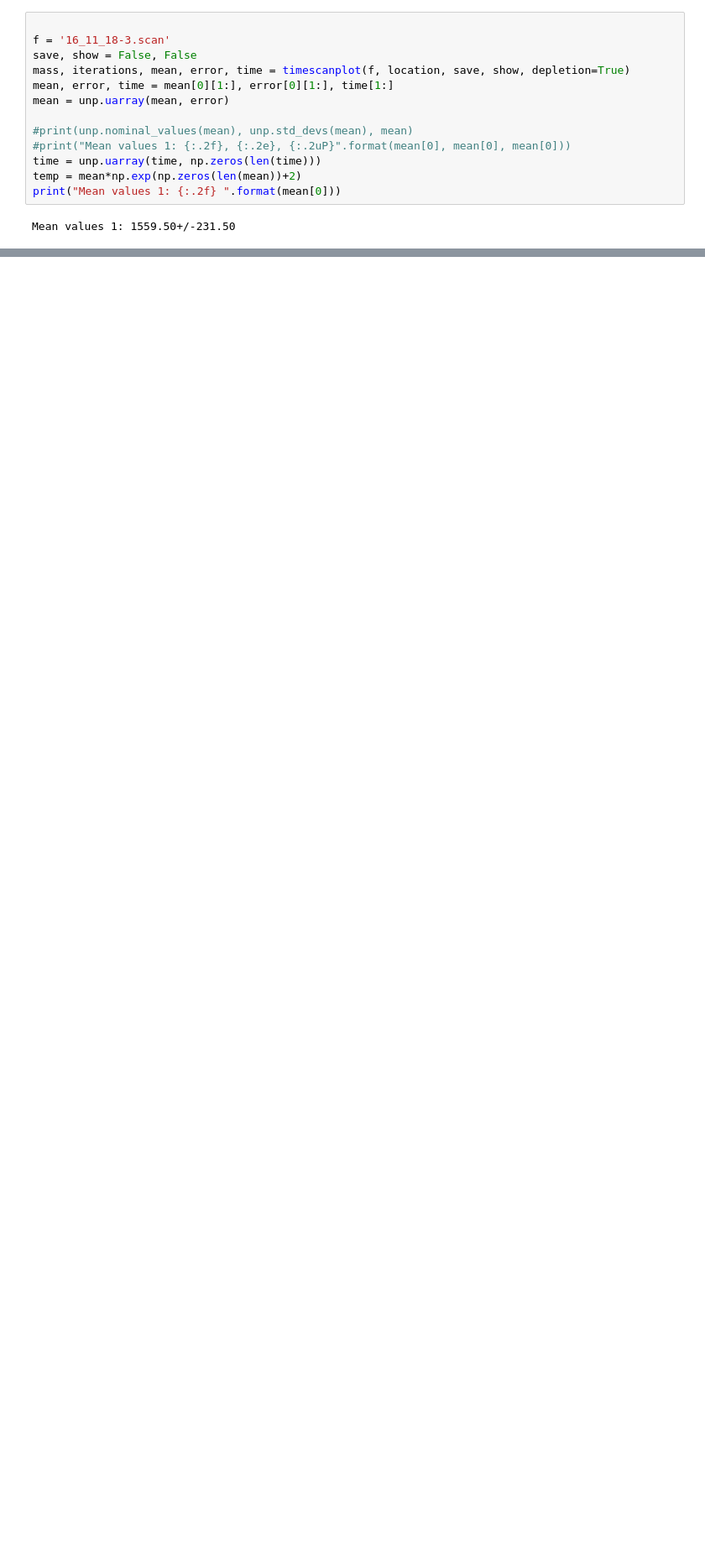
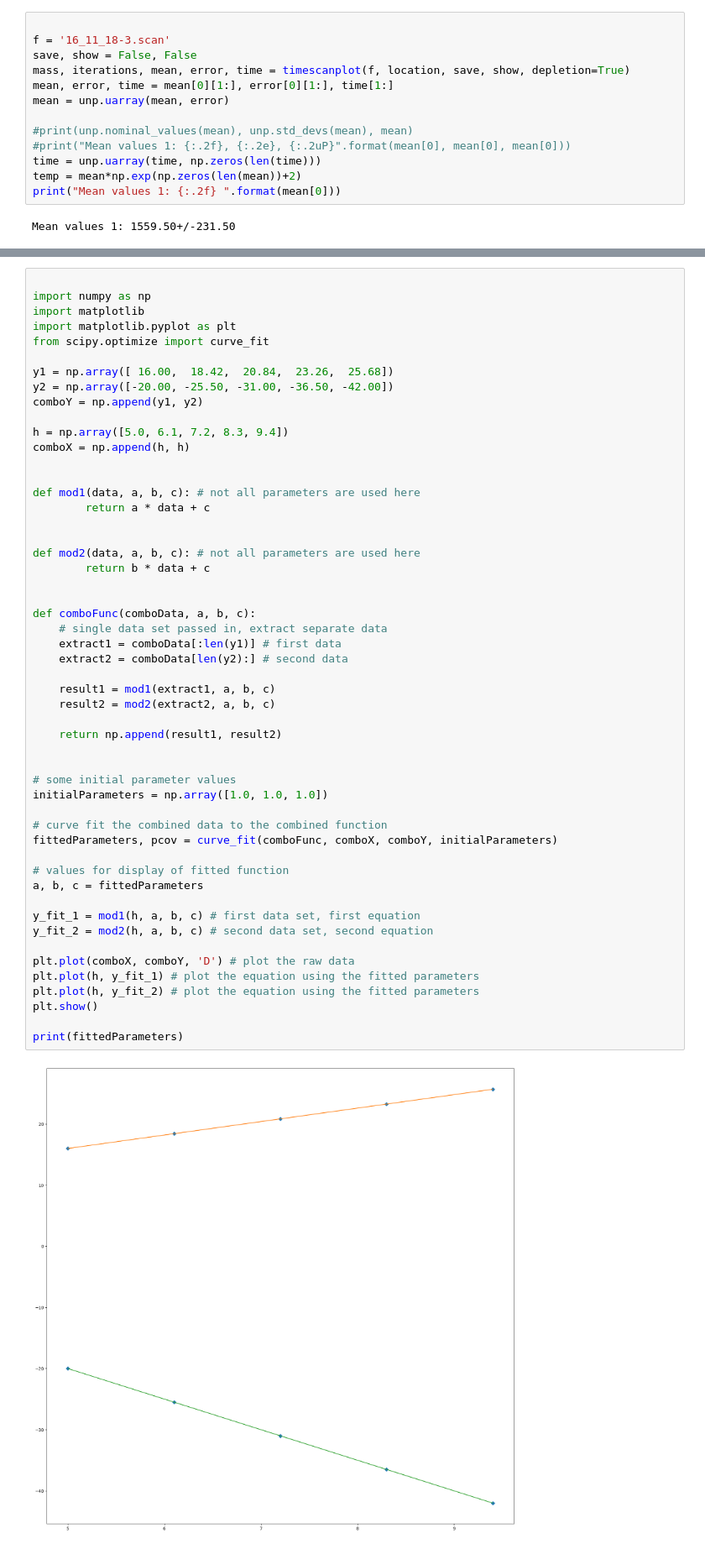
Before and after one commit to aravindhnivas/FELion-Spectrum-Analyser, a Jupyter notebook: testing/depletion_timescan.ipynb, the cells around one changed output, grey strips where cells are left out. Shown at 84% size. Cells and saved outputs as stored; diff of their text form; blank space fills up the shorter version.

```diff
--- a/testing/depletion_timescan.ipynb
+++ b/testing/depletion_timescan.ipynb
@@ -251,0 +294,54 @@ Mean values 1: 1559.50+/-231.50
+# %%
+
+import numpy as np
+import matplotlib
+import matplotlib.pyplot as plt
+from scipy.optimize import curve_fit
+
+y1 = np.array([ 16.00,  18.42,  20.84,  23.26,  25.68])
+y2 = np.array([-20.00, -25.50, -31.00, -36.50, -42.00])
+comboY = np.append(y1, y2)
+
+h = np.array([5.0, 6.1, 7.2, 8.3, 9.4])
+comboX = np.append(h, h)
+
+
+def mod1(data, a, b, c): # not all parameters are used here
+        return a * data + c
+
+
+def mod2(data, a, b, c): # not all parameters are used here
+        return b * data + c
+
+
+def comboFunc(comboData, a, b, c):
+    # single data set passed in, extract separate data
+    extract1 = comboData[:len(y1)] # first data
+    extract2 = comboData[len(y2):] # second data
+
+    result1 = mod1(extract1, a, b, c)
+    result2 = mod2(extract2, a, b, c)
+
+    return np.append(result1, result2)
+
+
+# some initial parameter values
+initialParameters = np.array([1.0, 1.0, 1.0])
+
+# curve fit the combined data to the combined function
+fittedParameters, pcov = curve_fit(comboFunc, comboX, comboY, initialParameters)
+
+# values for display of fitted function
+a, b, c = fittedParameters
+
+y_fit_1 = mod1(h, a, b, c) # first data set, first equation
+y_fit_2 = mod2(h, a, b, c) # second data set, second equation
+
+plt.plot(comboX, comboY, 'D') # plot the raw data
+plt.plot(h, y_fit_1) # plot the equation using the fitted parameters
+plt.plot(h, y_fit_2) # plot the equation using the fitted parameters
+plt.show()
+
+print(fittedParameters)
+# %% [output]
+[figure, added]
```
Also changed, not shown: parts of 4 cells of this notebook.
